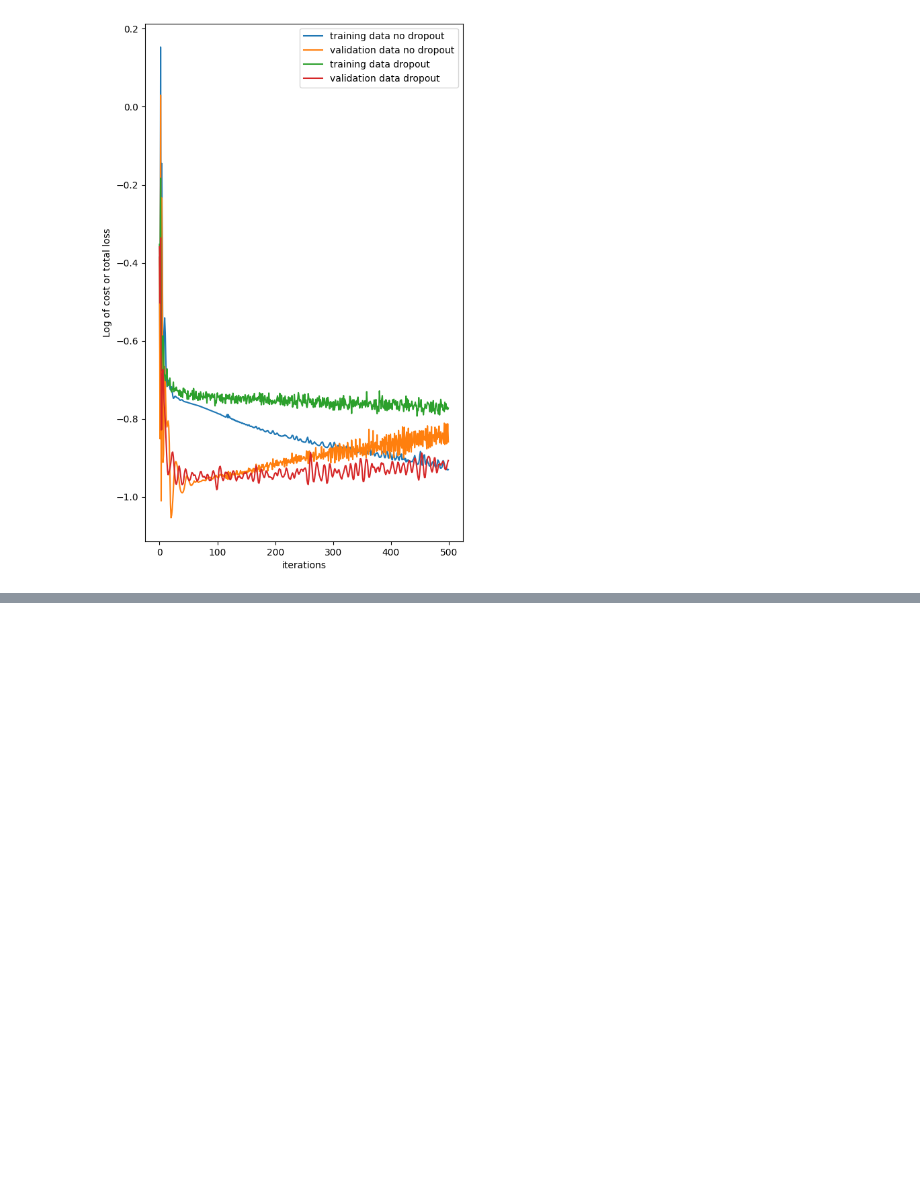
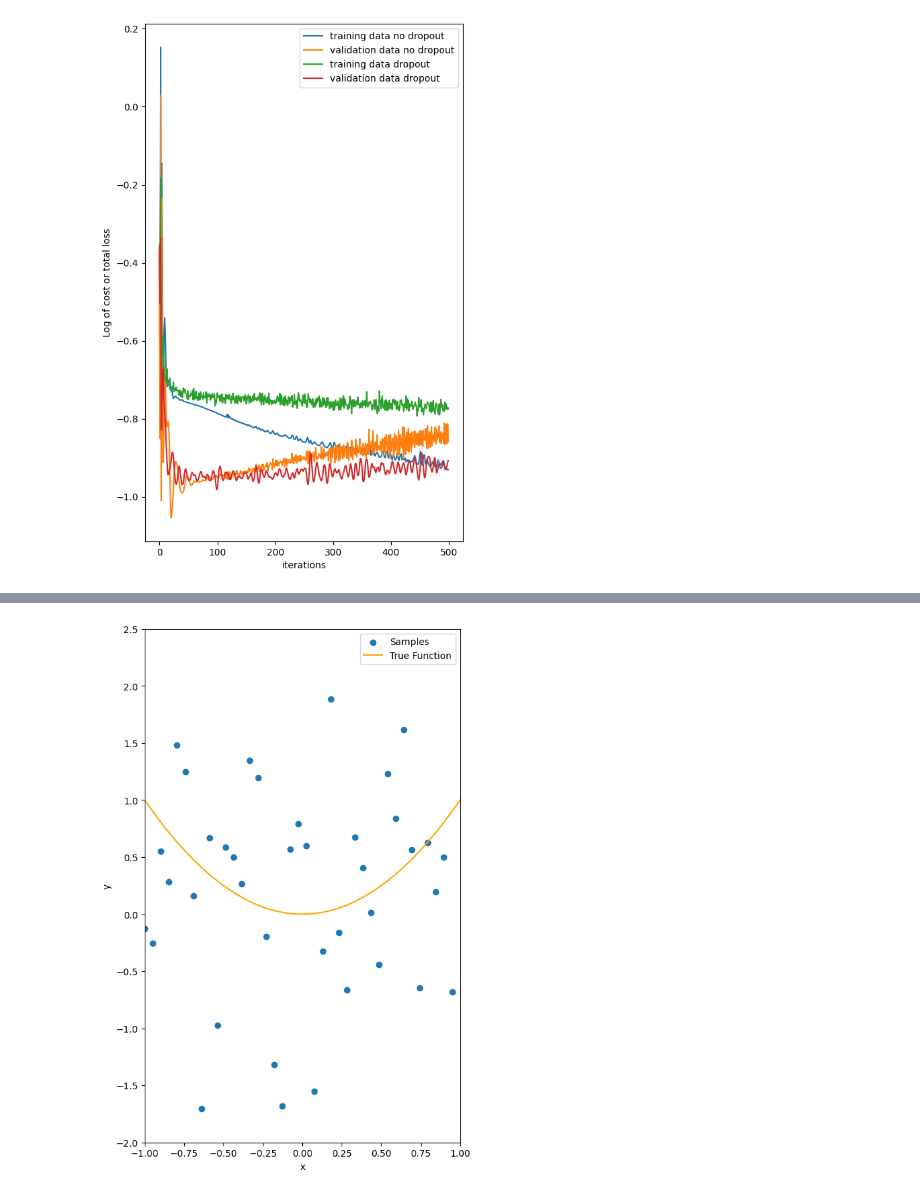
Before and after one commit to Pakhi27/DNN-Dropout-Classification-pyTorch, a Jupyter notebook: DNN_Droupout_for_classification_pyTorch.ipynb, the cells around one changed output, grey strips where cells are left out. Cells and saved outputs as stored; diff of their text form; code cells hidden in the pictures; blank space fills up the shorter version.

```diff
--- a/DNN_Droupout_for_classification_pyTorch.ipynb
+++ b/DNN_Droupout_for_classification_pyTorch.ipynb
@@ -264,0 +278,45 @@ plot_LOSS()
+# %%
+# Make some data
+# Create Data object
+
+class Data(Dataset):
+
+    # Constructor
+    def __init__(self, N_SAMPLES=40, noise_std=1, train=True):
+        self.x = torch.linspace(-1, 1, N_SAMPLES).view(-1, 1)
+        self.f = self.x ** 2
+        if train != True:
+            torch.manual_seed(1)
+            self.y = self.f + noise_std * torch.randn(self.f.size())
+            self.y = self.y.view(-1, 1)
+            torch.manual_seed(0)
+        else:
+            self.y = self.f + noise_std * torch.randn(self.f.size())
+            self.y = self.y.view(-1, 1)
+
+    # Getter
+    def __getitem__(self, index):
+        return self.x[index], self.y[index]
+
+    # Get Length
+    def __len__(self):
+        return self.len
+
+    # Plot the data
+    def plot(self):
+        plt.figure(figsize = (6.1, 10))
+        plt.scatter(self.x.numpy(), self.y.numpy(), label="Samples")
+        plt.plot(self.x.numpy(), self.f.numpy() ,label="True Function", color='orange')
+        plt.xlabel("x")
+        plt.ylabel("y")
+        plt.xlim((-1, 1))
+        plt.ylim((-2, 2.5))
+        plt.legend(loc="best")
+        plt.show()
+# %%
+# Create the dataset object and plot the dataset
+
+data_set = Data()
+data_set.plot()
+# %% [output]
+[figure, added]
```
Also changed, not shown: parts of 16 cells of this notebook.
